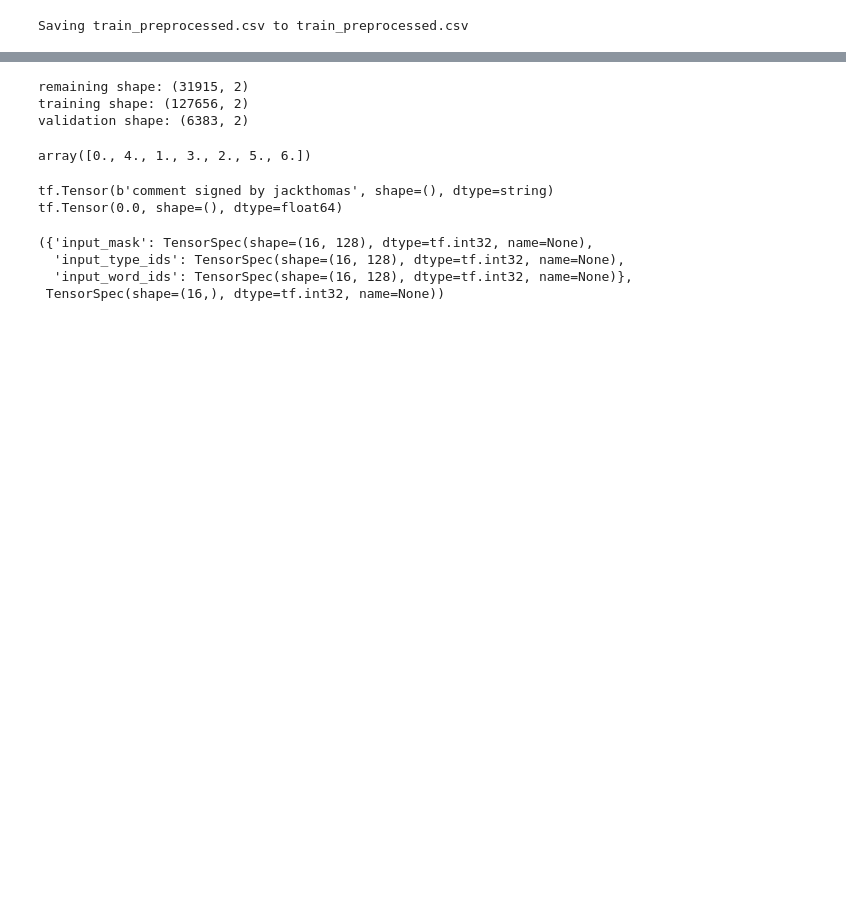
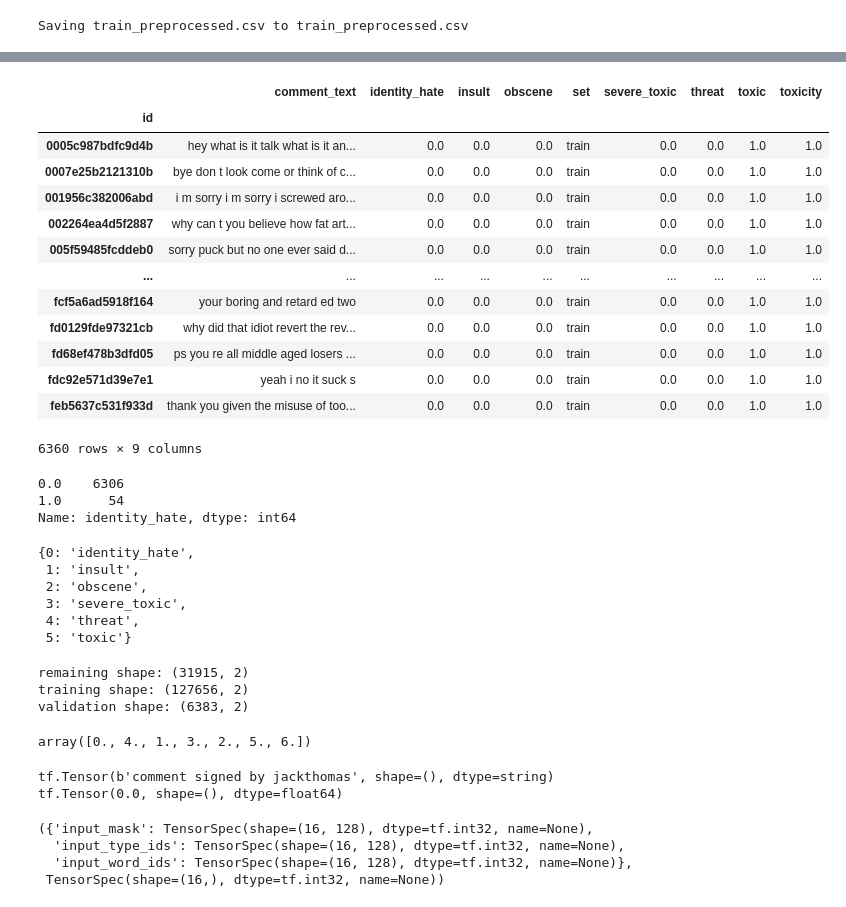
Before and after one commit to mathluva/Bert-Toxic-Comments, a Jupyter notebook: Toxic_Comments.ipynb, the cells around one changed output, grey strips where cells are left out. Cells and saved outputs as stored; diff of their text form; code cells hidden in the pictures; blank space fills up the shorter version.

Commit message:
create labels for comments

```diff
--- a/Toxic_Comments.ipynb
+++ b/Toxic_Comments.ipynb
@@ -95,2 +46,0 @@ df.head()
-# %%
-df = df[['comment_text', 'toxicity']]
@@ -101,0 +51,2 @@ df['toxicity'].plot(kind = 'hist', title = 'Toxicity')
+# %%
+df.set_index('id', inplace =True) #replace index with id
@@ -101,0 +66,25 @@ df['toxicity'].plot(kind = 'hist', title = 'Toxicity')
+# %%
+#keep comments with only one label
+df = df[df['toxicity'].values ==1]
+df
+# %% [output]
+|  | comment_text | identity_hate | insult | obscene | set | severe_toxic | threat | toxic | toxicity |
+| id |  |  |  |  |  |  |  |  |  |
+| 0005c987bdfc9d4b | hey what is it talk what is it an... | 0.0 | 0.0 | 0.0 | train | 0.0 | 0.0 | 1.0 | 1.0 |
+| 0007e25b2121310b | bye don t look come or think of c... | 0.0 | 0.0 | 0.0 | train | 0.0 | 0.0 | 1.0 | 1.0 |
+| 001956c382006abd | i m sorry i m sorry i screwed aro... | 0.0 | 0.0 | 0.0 | train | 0.0 | 0.0 | 1.0 | 1.0 |
+| 002264ea4d5f2887 | why can t you believe how fat art... | 0.0 | 0.0 | 0.0 | train | 0.0 | 0.0 | 1.0 | 1.0 |
+| 005f59485fcddeb0 | sorry puck but no one ever said d... | 0.0 | 0.0 | 0.0 | train | 0.0 | 0.0 | 1.0 | 1.0 |
+| ... | ... | ... | ... | ... | ... | ... | ... | ... | ... |
+| fcf5a6ad5918f164 | your boring and retard ed two | 0.0 | 0.0 | 0.0 | train | 0.0 | 0.0 | 1.0 | 1.0 |
+| fd0129fde97321cb | why did that idiot revert the rev... | 0.0 | 0.0 | 0.0 | train | 0.0 | 0.0 | 1.0 | 1.0 |
+| fd68ef478b3dfd05 | ps you re all middle aged losers ... | 0.0 | 0.0 | 0.0 | train | 0.0 | 0.0 | 1.0 | 1.0 |
+| fdc92e571d39e7e1 | yeah i no it suck s | 0.0 | 0.0 | 0.0 | train | 0.0 | 0.0 | 1.0 | 1.0 |
+| feb5637c531f933d | thank you given the misuse of too... | 0.0 | 0.0 | 0.0 | train | 0.0 | 0.0 | 1.0 | 1.0 |
+6360 rows × 9 columns
+# %%
+df.identity_hate.value_counts()
+# %% [output]
+0.0    6306
+1.0      54
+Name: identity_hate, dtype: int64
@@ -102 +93,11 @@ df['toxicity'].plot(kind = 'hist', title = 'Toxicity')
+# %%
+label_dict = dict(enumerate(possible_labels))
+label_dict
+# %% [output]
+{0: 'identity_hate',
+ 1: 'insult',
+ 2: 'obscene',
+ 3: 'severe_toxic',
+ 4: 'threat',
+ 5: 'toxic'}
 # %%
```
Also changed, not shown: parts of 15 cells of this notebook.
